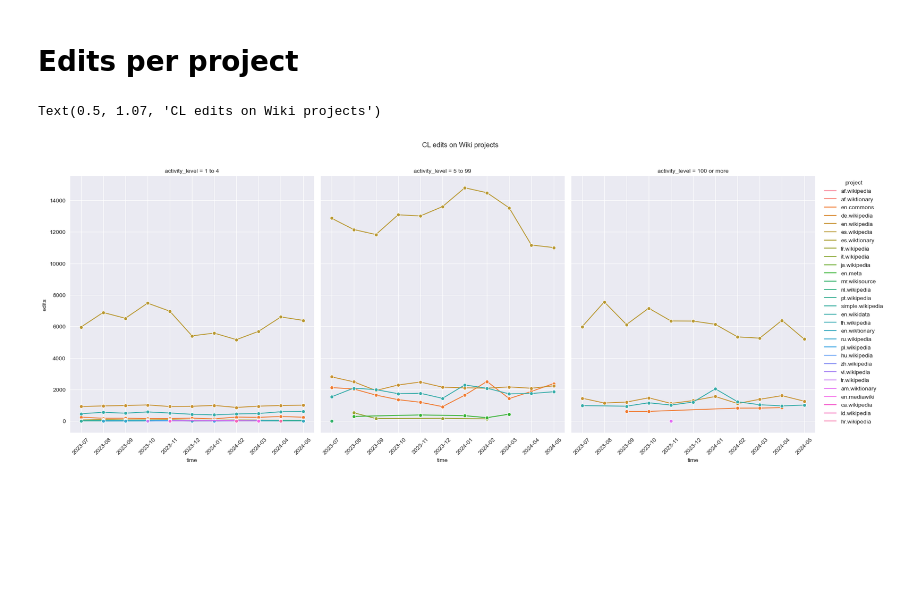
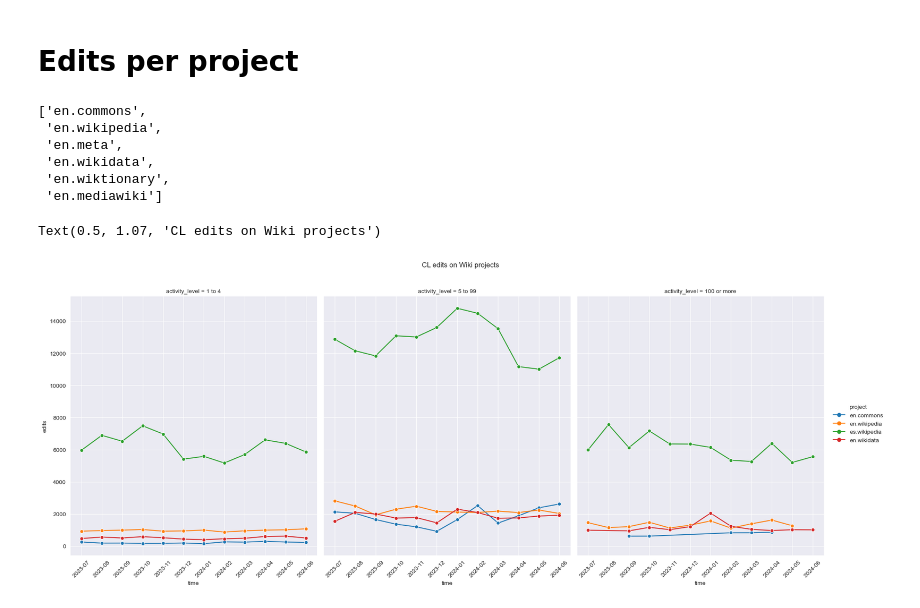
Before and after one commit to Soylacarli/Geoeditors, a Jupyter notebook: geoeditors_monthly.ipynb, the cells around one changed output. Saved outputs shown, nothing was run; the diff lists cells and outputs as text; code cells hidden in the pictures; blank space fills up the shorter version.

```diff
--- a/geoeditors_monthly.ipynb
+++ b/geoeditors_monthly.ipynb
@@ -402,20 +418,29 @@ plt.show()
 # %% [markdown]
 # Edits per project
+# %%
+[col for col in masterdf.project.unique() if "en." in col]
+# %% [output]
+['en.commons',
+ 'en.wikipedia',
+ 'en.meta',
+ 'en.wikidata',
+ 'en.wiktionary',
+ 'en.mediawiki']
 # %%
 #### Data for every project #####
 masterdf['edits'] = pd.to_numeric(masterdf['edits'], errors='coerce')
 masterdf['editors'] = pd.to_numeric(masterdf['editors'], errors='coerce')
 
 g= sns.relplot(
-    data=masterdf,
+    data=masterdf[masterdf.project.apply(lambda x: x in ["es.wikipedia", "en.wikipedia", "en.wikidata", "en.commons"])],
     x="time", y="edits",
     hue="project", col="activity_level",
     height=7, aspect=.9, kind="line", marker="o",
     col_order=user_level
 )
 
 g.set_xticklabels(rotation = 45)
 g.fig.suptitle(f"{country} edits on Wiki projects", y=1.07, ha="center")
 # %% [output]
 Text(0.5, 1.07, 'CL edits on Wiki projects')
-[figure, old version]
+[figure, new version]
```
Also changed, not shown: parts of 24 cells of this notebook, 1 other file.
